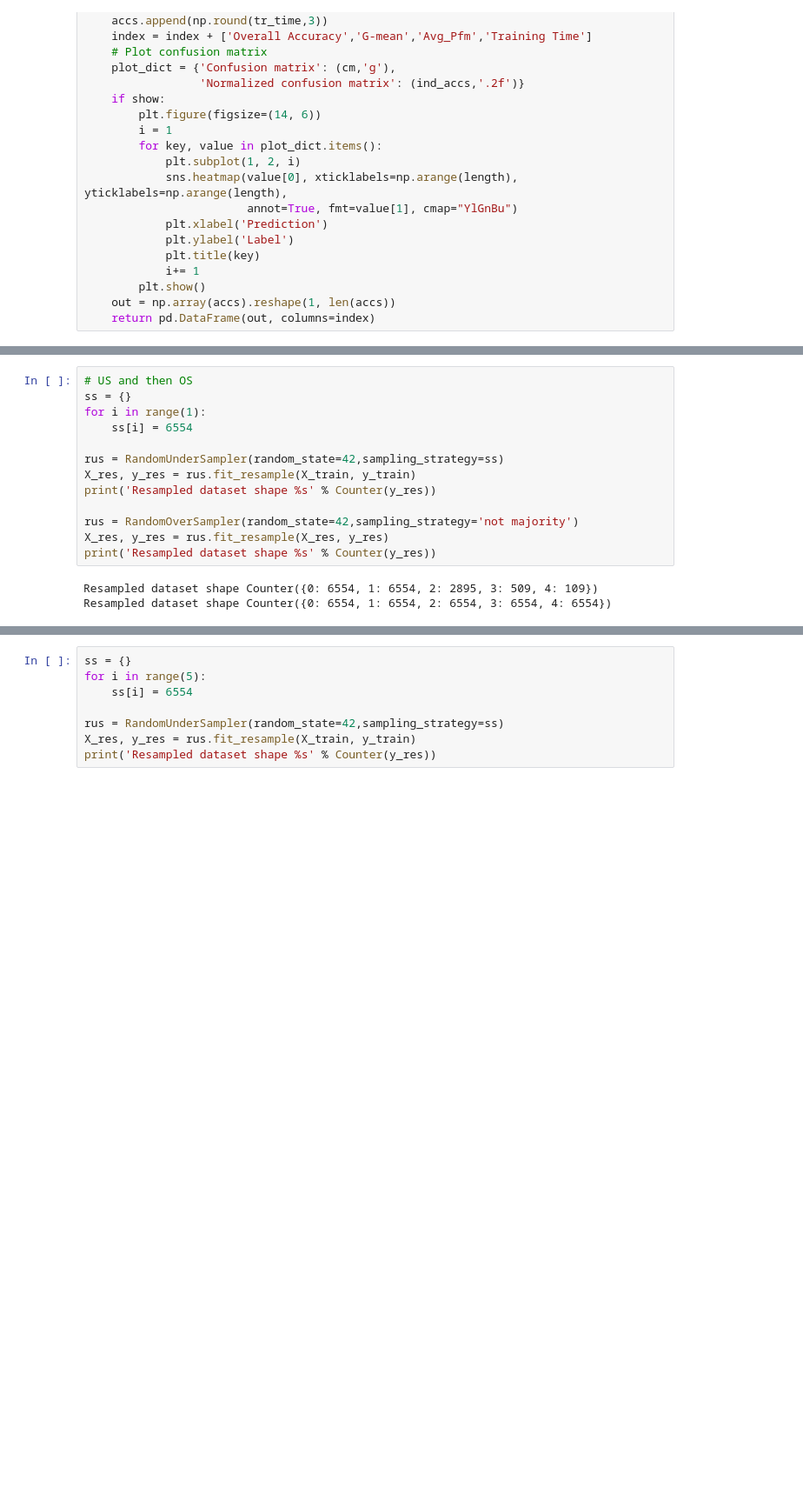
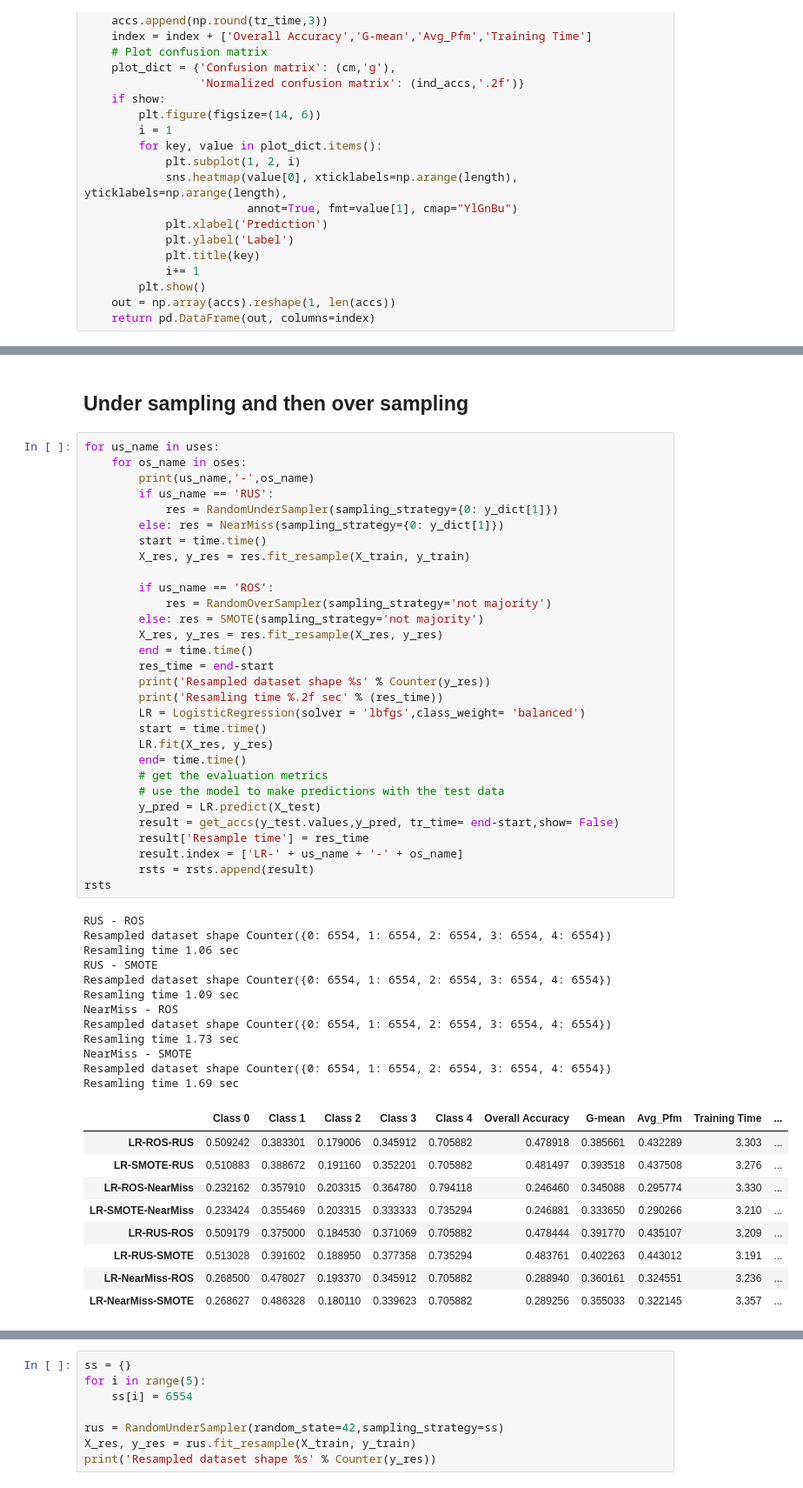
Before and after one commit to duonghung86/Injury-severity-classification, a Jupyter notebook: VCA_2_1_MLP_resampling.ipynb, the cells around one changed output, grey strips where cells are left out. Shown at 87% size. Drawn from its saved outputs; the diff is of its cells as text; blank space fills up the shorter version.

```diff
--- a/VCA_2_1_MLP_resampling.ipynb
+++ b/VCA_2_1_MLP_resampling.ipynb
@@ -335,16 +384,54 @@ def os4us(sampler1, sample2):
-# %%
-# US and then OS
-ss = {}
-for i in range(1):
-    ss[i] = 6554
-
-rus = RandomUnderSampler(random_state=42,sampling_strategy=ss)
-X_res, y_res = rus.fit_resample(X_train, y_train)
-print('Resampled dataset shape %s' % Counter(y_res))
-
-rus = RandomOverSampler(random_state=42,sampling_strategy='not majority')
-X_res, y_res = rus.fit_resample(X_res, y_res)
-print('Resampled dataset shape %s' % Counter(y_res))
-# %% [output]
-Resampled dataset shape Counter({0: 6554, 1: 6554, 2: 2895, 3: 509, 4: 109})
-Resampled dataset shape Counter({0: 6554, 1: 6554, 2: 6554, 3: 6554, 4: 6554})
+# %% [markdown]
+## Under sampling and then over sampling
+# %%
+for us_name in uses:
+    for os_name in oses:
+        print(us_name,'-',os_name)
+        if us_name == 'RUS':
+            res = RandomUnderSampler(sampling_strategy={0: y_dict[1]})
+        else: res = NearMiss(sampling_strategy={0: y_dict[1]})
+        start = time.time()
+        X_res, y_res = res.fit_resample(X_train, y_train)
+
+        if us_name == 'ROS':
+            res = RandomOverSampler(sampling_strategy='not majority')
+        else: res = SMOTE(sampling_strategy='not majority')
+        X_res, y_res = res.fit_resample(X_res, y_res)
+        end = time.time()
+        res_time = end-start
+        print('Resampled dataset shape %s' % Counter(y_res))
+        print('Resamling time %.2f sec' % (res_time))
+        LR = LogisticRegression(solver = 'lbfgs',class_weight= 'balanced')
+        start = time.time()
+        LR.fit(X_res, y_res)
+        end= time.time()
+        # get the evaluation metrics
+        # use the model to make predictions with the test data
+        y_pred = LR.predict(X_test)
+        result = get_accs(y_test.values,y_pred, tr_time= end-start,show= False)
+        result['Resample time'] = res_time
+        result.index = ['LR-' + us_name + '-' + os_name]
+        rsts = rsts.append(result)
+rsts
+# %% [output]
+RUS - ROS
+Resampled dataset shape Counter({0: 6554, 1: 6554, 2: 6554, 3: 6554, 4: 6554})
+Resamling time 1.06 sec
+RUS - SMOTE
+Resampled dataset shape Counter({0: 6554, 1: 6554, 2: 6554, 3: 6554, 4: 6554})
+Resamling time 1.09 sec
+NearMiss - ROS
+Resampled dataset shape Counter({0: 6554, 1: 6554, 2: 6554, 3: 6554, 4: 6554})
+Resamling time 1.73 sec
+NearMiss - SMOTE
+Resampled dataset shape Counter({0: 6554, 1: 6554, 2: 6554, 3: 6554, 4: 6554})
+Resamling time 1.69 sec
+|  | Class 0 | Class 1 | Class 2 | Class 3 | Class 4 | Overall Accuracy | G-mean | Avg_Pfm | Training Time | ... |
+| LR-ROS-RUS | 0.509242 | 0.383301 | 0.179006 | 0.345912 | 0.705882 | 0.478918 | 0.385661 | 0.432289 | 3.303 | ... |
+| LR-SMOTE-RUS | 0.510883 | 0.388672 | 0.191160 | 0.352201 | 0.705882 | 0.481497 | 0.393518 | 0.437508 | 3.276 | ... |
+| LR-ROS-NearMiss | 0.232162 | 0.357910 | 0.203315 | 0.364780 | 0.794118 | 0.246460 | 0.345088 | 0.295774 | 3.330 | ... |
+| LR-SMOTE-NearMiss | 0.233424 | 0.355469 | 0.203315 | 0.333333 | 0.735294 | 0.246881 | 0.333650 | 0.290266 | 3.210 | ... |
+| LR-RUS-ROS | 0.509179 | 0.375000 | 0.184530 | 0.371069 | 0.705882 | 0.478444 | 0.391770 | 0.435107 | 3.209 | ... |
+| LR-RUS-SMOTE | 0.513028 | 0.391602 | 0.188950 | 0.377358 | 0.735294 | 0.483761 | 0.402263 | 0.443012 | 3.191 | ... |
+| LR-NearMiss-ROS | 0.268500 | 0.478027 | 0.193370 | 0.345912 | 0.705882 | 0.288940 | 0.360161 | 0.324551 | 3.236 | ... |
+| LR-NearMiss-SMOTE | 0.268627 | 0.486328 | 0.180110 | 0.339623 | 0.705882 | 0.289256 | 0.355033 | 0.322145 | 3.357 | ... |
```
Also changed, not shown: parts of 17 cells of this notebook.
